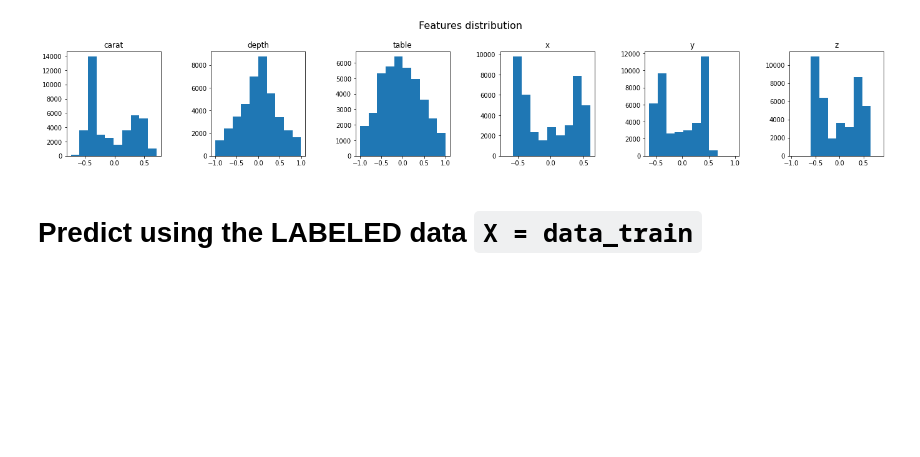
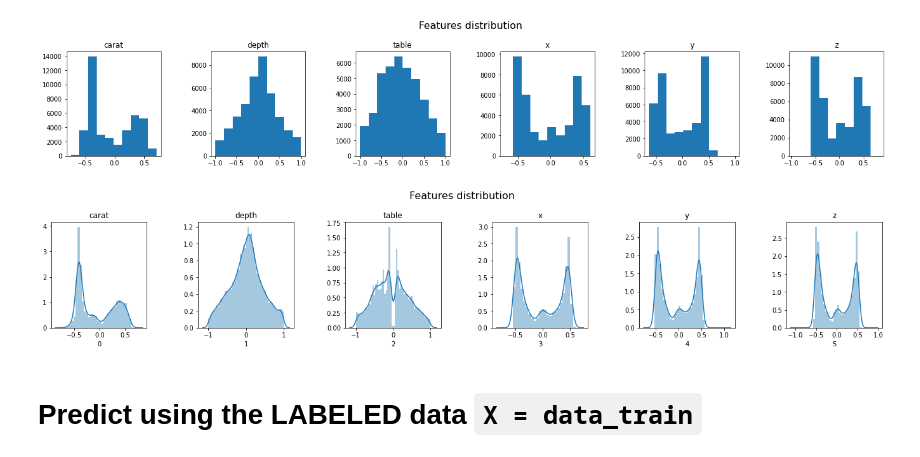
Before and after one commit to rihp/diamond-price-supervised-ML, a Jupyter notebook: notebooks/pipeline-prototype.ipynb, the cells around one changed output. Cells and saved outputs as stored; diff of their text form; code cells hidden in the pictures; blank space fills up the shorter version.

```diff
--- a/notebooks/pipeline-prototype.ipynb
+++ b/notebooks/pipeline-prototype.ipynb
@@ -154,5 +157,14 @@ for i, column in enumerate(df.columns):
     a[i].set_title(X_columns[i])
 # %% [output]
 [figure]
+# %%
+f,a = plt.subplots(1, len(X_columns), figsize=(20,4))
+f.tight_layout(pad=5)
+f.suptitle('Features distribution\n', size=16)
+for i, column in enumerate(df.columns):
+    sns.distplot(df[column],ax=a[i])
+    a[i].set_title(X_columns[i])
+# %% [output]
+[figure, added]
 # %% [markdown]
 # Predict using the LABELED data `X = data_train`
```
Also changed, not shown: parts of 5 cells of this notebook.
